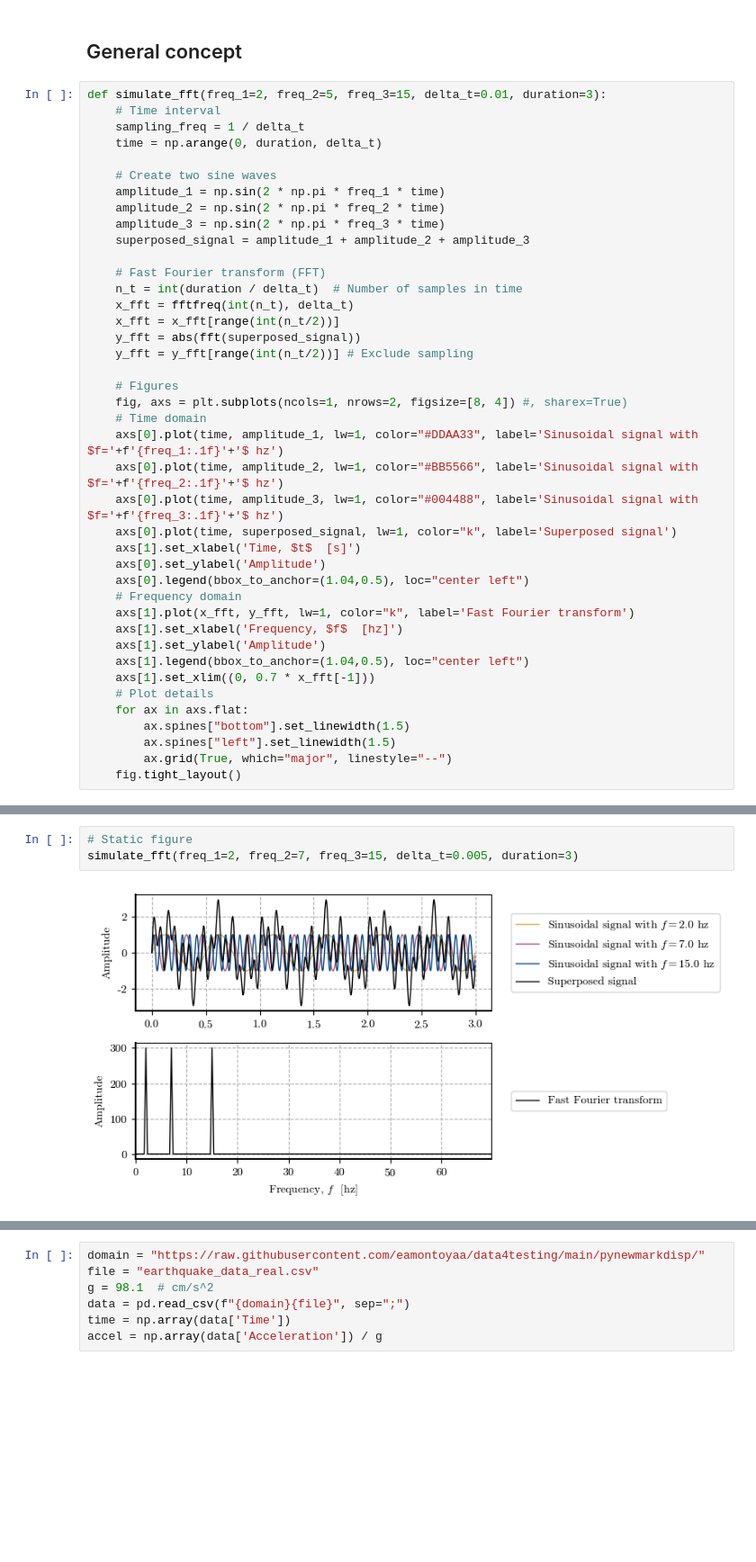
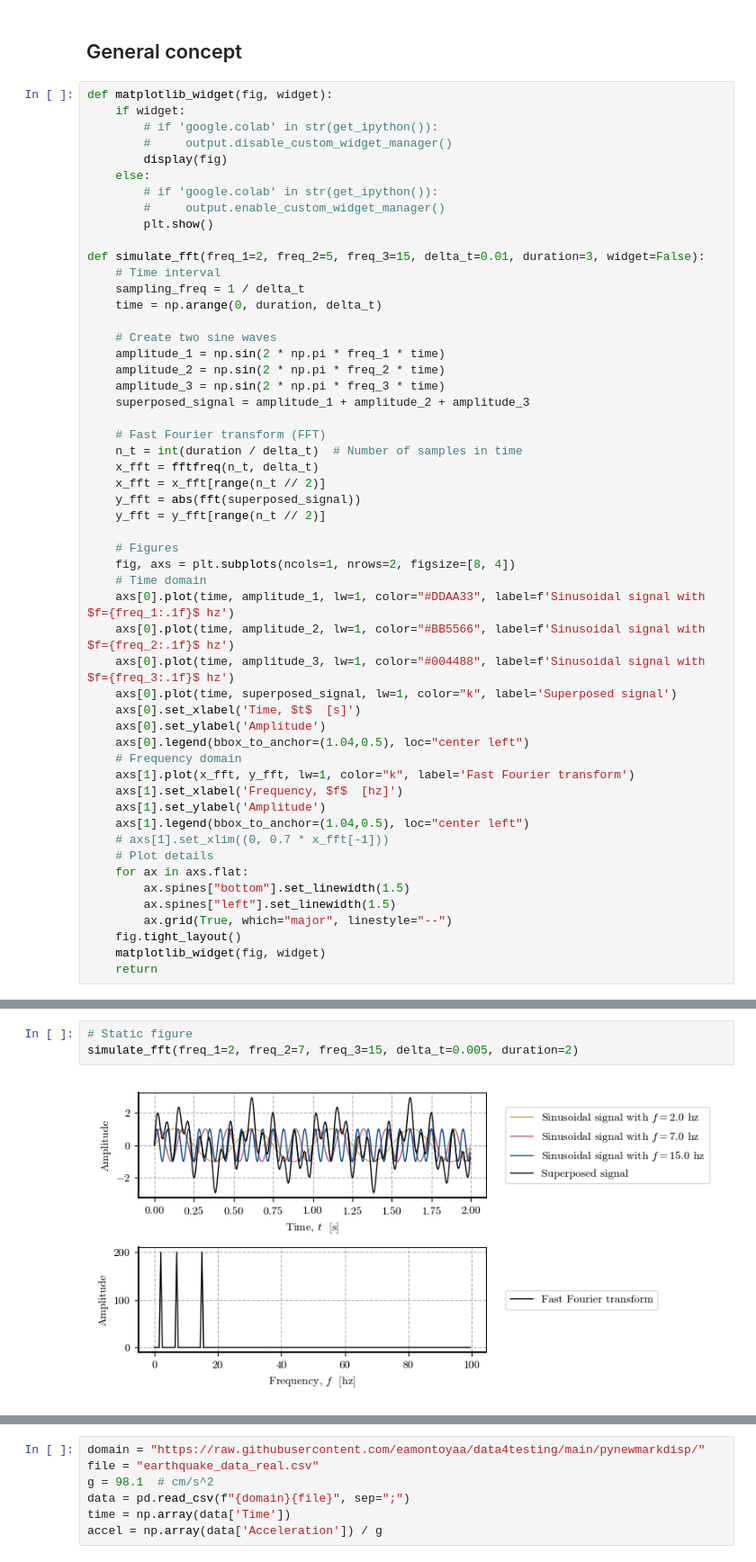
Before and after one commit to eamontoyaa/dinamica_de_suelos_EAFIT, a Jupyter notebook: notebooks/fourier_transforms.ipynb, the cells around one changed output, grey strips where cells are left out. Shown: that part at 90% size. Drawn from its saved outputs; the diff is of its cells as text; blank space fills up the shorter version.

```diff
--- a/notebooks/fourier_transforms.ipynb
+++ b/notebooks/fourier_transforms.ipynb
@@ -27,7 +38,17 @@ mpl.rcParams.update(
 # %% [markdown]
 ## General concept
 # %%
-def simulate_fft(freq_1=2, freq_2=5, freq_3=15, delta_t=0.01, duration=3):
+def matplotlib_widget(fig, widget):
+    if widget:
+        # if 'google.colab' in str(get_ipython()):
+        #     output.disable_custom_widget_manager()
+        display(fig)
+    else:
+        # if 'google.colab' in str(get_ipython()):
+        #     output.enable_custom_widget_manager()
+        plt.show()
+
+def simulate_fft(freq_1=2, freq_2=5, freq_3=15, delta_t=0.01, duration=3, widget=False):
     # Time interval
     sampling_freq = 1 / delta_t
     time = np.arange(0, duration, delta_t)
@@ -40,19 +61,19 @@ def simulate_fft(freq_1=2, freq_2=5, freq_3=15, delta_t=0.01, duration=3):
 
     # Fast Fourier transform (FFT)
     n_t = int(duration / delta_t)  # Number of samples in time
-    x_fft = fftfreq(int(n_t), delta_t)
-    x_fft = x_fft[range(int(n_t/2))]
+    x_fft = fftfreq(n_t, delta_t)
+    x_fft = x_fft[range(n_t // 2)]
     y_fft = abs(fft(superposed_signal))
-    y_fft = y_fft[range(int(n_t/2))] # Exclude sampling
+    y_fft = y_fft[range(n_t // 2)]
 
     # Figures
-    fig, axs = plt.subplots(ncols=1, nrows=2, figsize=[8, 4]) #, sharex=True)
+    fig, axs = plt.subplots(ncols=1, nrows=2, figsize=[8, 4])
     # Time domain
-    axs[0].plot(time, amplitude_1, lw=1, color="#DDAA33", label='Sinusoidal signal with $f='+f'{freq_1:.1f}'+'$ hz')
-    axs[0].plot(time, amplitude_2, lw=1, color="#BB5566", label='Sinusoidal signal with $f='+f'{freq_2:.1f}'+'$ hz')
-    axs[0].plot(time, amplitude_3, lw=1, color="#004488", label='Sinusoidal signal with $f='+f'{freq_3:.1f}'+'$ hz')
+    axs[0].plot(time, amplitude_1, lw=1, color="#DDAA33", label=f'Sinusoidal signal with $f={freq_1:.1f}$ hz')
+    axs[0].plot(time, amplitude_2, lw=1, color="#BB5566", label=f'Sinusoidal signal with $f={freq_2:.1f}$ hz')
+    axs[0].plot(time, amplitude_3, lw=1, color="#004488", label=f'Sinusoidal signal with $f={freq_3:.1f}$ hz')
     axs[0].plot(time, superposed_signal, lw=1, color="k", label='Superposed signal')
-    axs[1].set_xlabel('Time, $t$  [s]')
+    axs[0].set_xlabel('Time, $t$  [s]')
     axs[0].set_ylabel('Amplitude')
     axs[0].legend(bbox_to_anchor=(1.04,0.5), loc="center left")
     # Frequency domain
@@ -60,12 +81,14 @@ def simulate_fft(freq_1=2, freq_2=5, freq_3=15, delta_t=0.01, duration=3):
     axs[1].set_xlabel('Frequency, $f$  [hz]')
     axs[1].set_ylabel('Amplitude')
     axs[1].legend(bbox_to_anchor=(1.04,0.5), loc="center left")
-    axs[1].set_xlim((0, 0.7 * x_fft[-1]))
+    # axs[1].set_xlim((0, 0.7 * x_fft[-1]))
     # Plot details
     for ax in axs.flat:
         ax.spines["bottom"].set_linewidth(1.5)
         ax.spines["left"].set_linewidth(1.5)
         ax.grid(True, which="major", linestyle="--")
     fig.tight_layout()
+    matplotlib_widget(fig, widget)
+    return
 # %%
 # Interactive figure
@@ -83,6 +109,6 @@ interactive(children=(FloatSlider(value=2.0, description='f_1 [hz]', max=50.0, s
 # %%
 # Static figure
-simulate_fft(freq_1=2, freq_2=7, freq_3=15, delta_t=0.005, duration=3)
+simulate_fft(freq_1=2, freq_2=7, freq_3=15, delta_t=0.005, duration=2)
 # %% [output]
-[figure, old version]
+[figure, new version]
 # %% [markdown]
```
Also changed, not shown: parts of 7 cells of this notebook.
